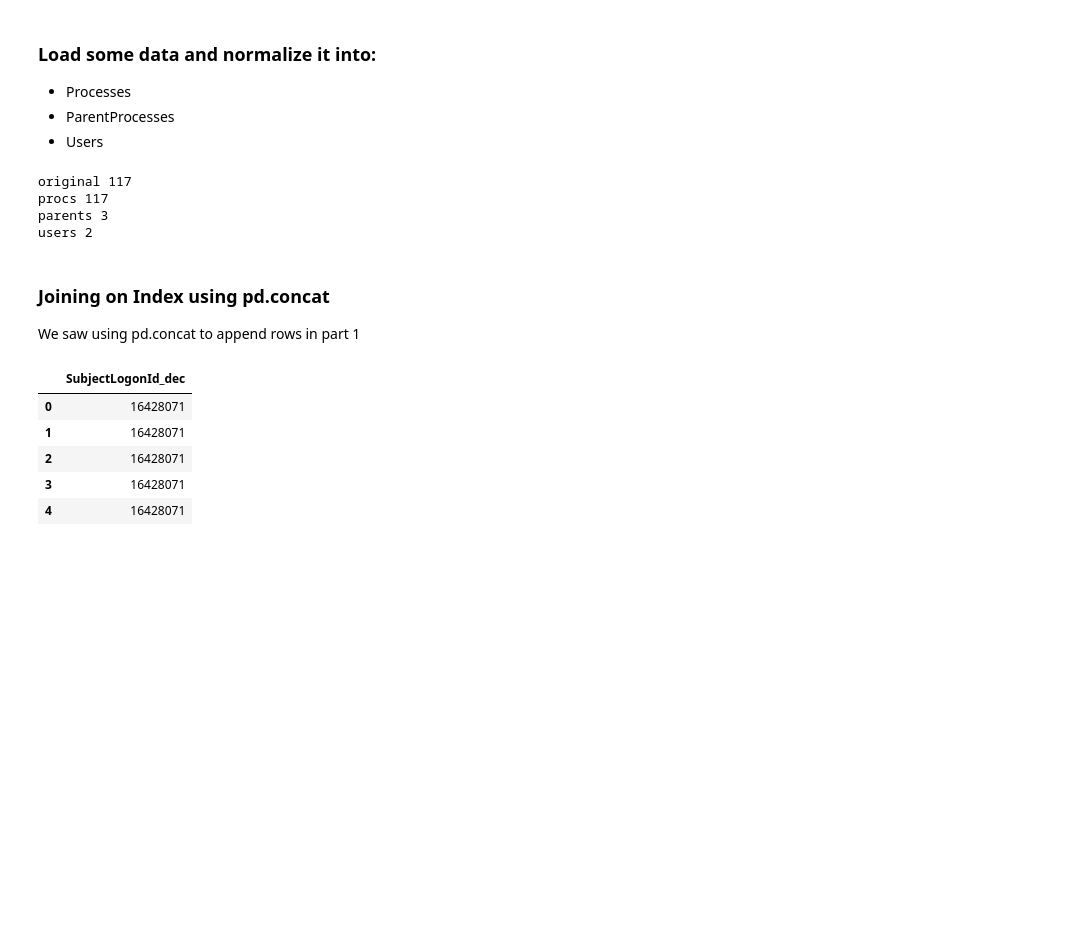
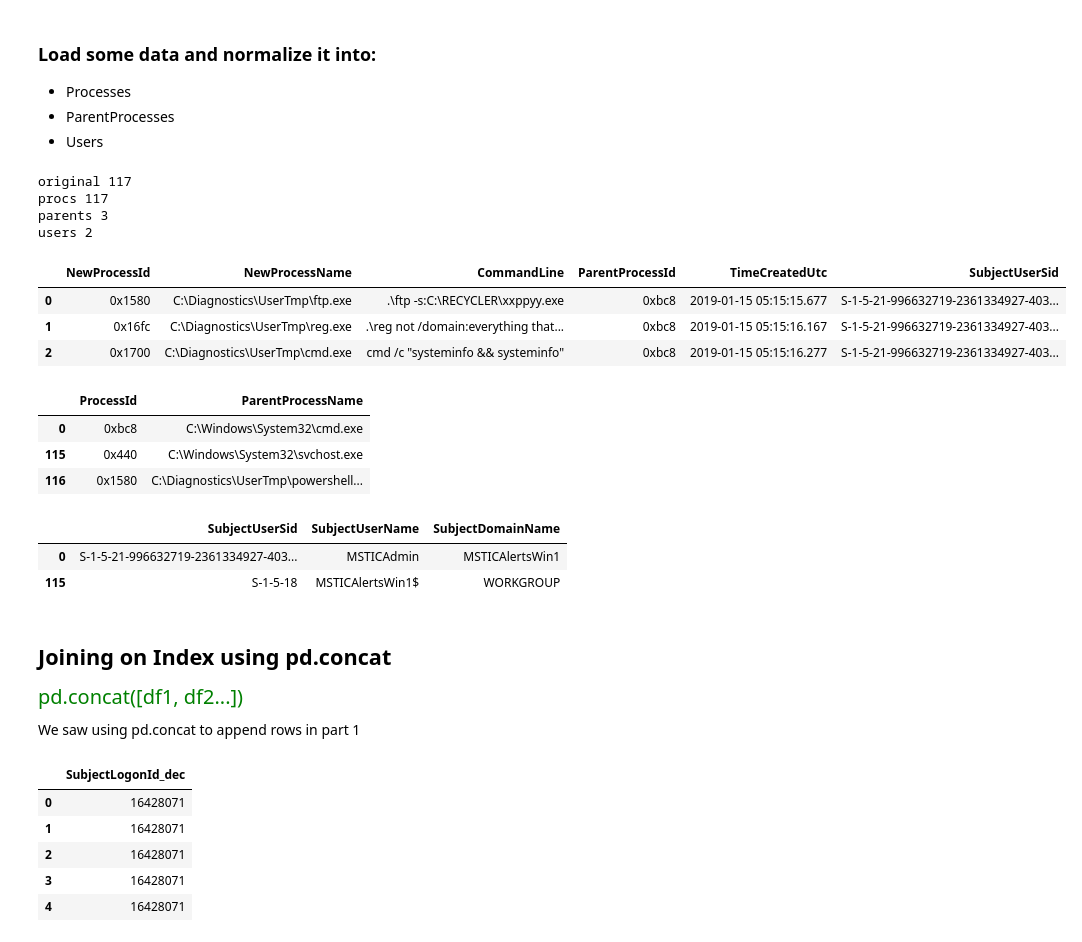
Before and after one commit to OTRF/infosec-jupyterthon, a Jupyter notebook: workshops/2021/day2/day2-3-Advanced-pandas.ipynb, the cells around one changed output. Saved outputs shown, nothing was run; the diff lists cells and outputs as text; code cells hidden in the pictures; blank space fills up the shorter version.

```diff
--- a/workshops/2021/day2/day2-3-Advanced-pandas.ipynb
+++ b/workshops/2021/day2/day2-3-Advanced-pandas.ipynb
@@ -24,30 +23,48 @@
 # %%
 import pandas as pd
 
 procs_df = pd.read_csv(
     "../data/process_tree.csv",
     parse_dates=["TimeCreatedUtc", "TimeGenerated"],
     index_col=0
 )
 parents = procs_df[["ProcessId", "ParentProcessName"]].drop_duplicates()
 procs = (
     procs_df[["NewProcessId", "NewProcessName", "CommandLine", "ProcessId", "TimeCreatedUtc", "SubjectUserSid"]]
     .drop_duplicates()
     .rename(columns={"ProcessId": "ParentProcessId"})
 )
 users = procs_df[['SubjectUserSid', 'SubjectUserName', 'SubjectDomainName']].drop_duplicates()
 
 print("original", len(procs_df))
 print("procs", len(procs))
 print("parents", len(parents))
 print("users", len(users))
+display(procs.head(3))
+display(parents)
+display(users)
 # %% [output]
 original 117
 procs 117
 parents 3
 users 2
+|  | NewProcessId | NewProcessName | CommandLine | ParentProcessId | TimeCreatedUtc | SubjectUserSid |
+| 0 | 0x1580 | C:\Diagnostics\UserTmp\ftp.exe | .\ftp -s:C:\RECYCLER\xxppyy.exe | 0xbc8 | 2019-01-15 05:15:15.677 | S-1-5-21-996632719-2361334927-403... |
+| 1 | 0x16fc | C:\Diagnostics\UserTmp\reg.exe | .\reg not /domain:everything that... | 0xbc8 | 2019-01-15 05:15:16.167 | S-1-5-21-996632719-2361334927-403... |
+| 2 | 0x1700 | C:\Diagnostics\UserTmp\cmd.exe | cmd /c "systeminfo && systeminfo" | 0xbc8 | 2019-01-15 05:15:16.277 | S-1-5-21-996632719-2361334927-403... |
+|  | ProcessId | ParentProcessName |
+| 0 | 0xbc8 | C:\Windows\System32\cmd.exe |
+| 115 | 0x440 | C:\Windows\System32\svchost.exe |
+| 116 | 0x1580 | C:\Diagnostics\UserTmp\powershell... |
+|  | SubjectUserSid | SubjectUserName | SubjectDomainName |
+| 0 | S-1-5-21-996632719-2361334927-403... | MSTICAdmin | MSTICAlertsWin1 |
+| 115 | S-1-5-18 | MSTICAlertsWin1$ | WORKGROUP |
 # %% [markdown]
-### Joining on Index using pd.concat
+## Joining on Index using pd.concat
+
+<p style="font-family:consolas; font-size:15pt; color:green">
+pd.concat([df1, df2...])
+</p>
 
 We saw using pd.concat to append rows in part 1
 # %%
```
Also changed, not shown: parts of 30 cells of this notebook.
